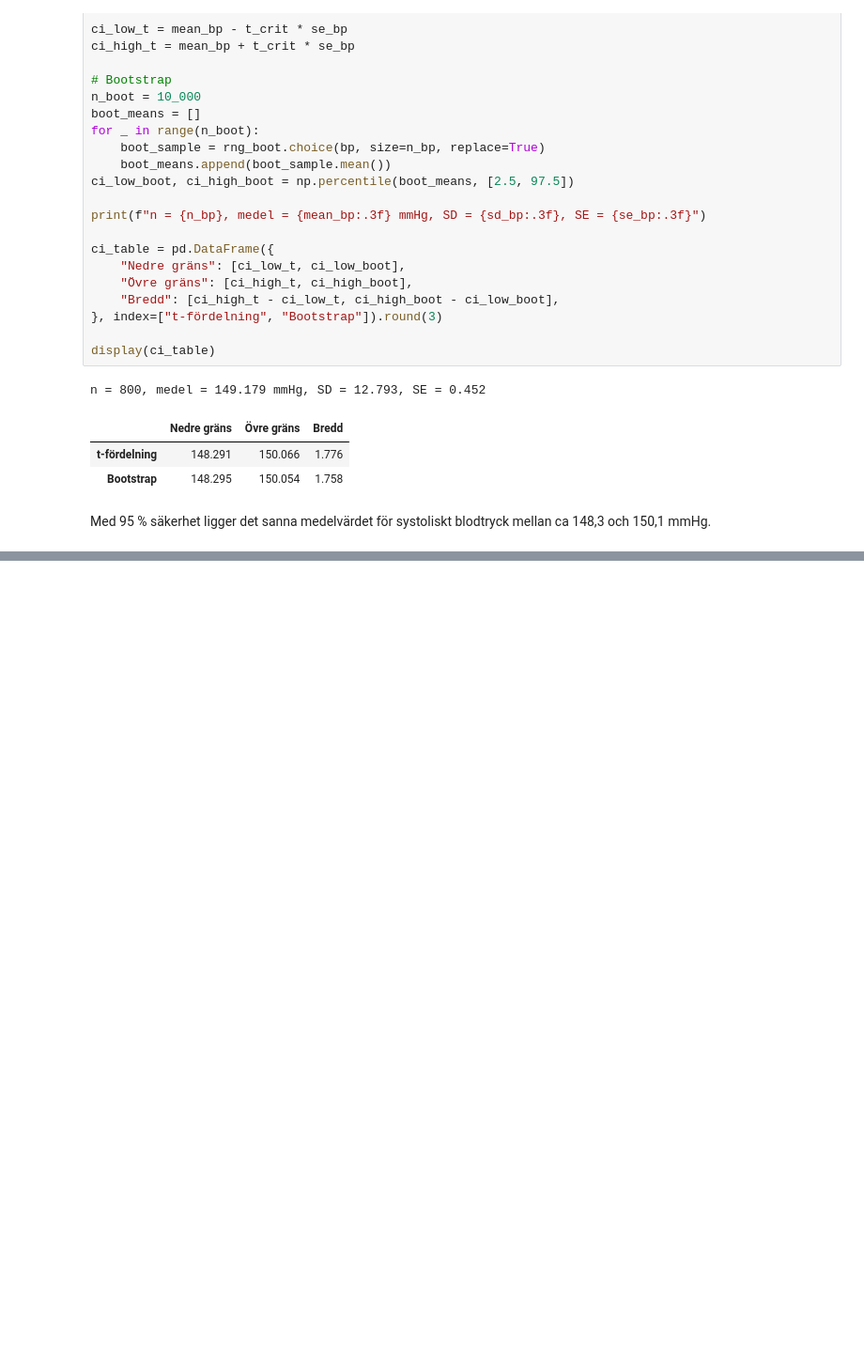
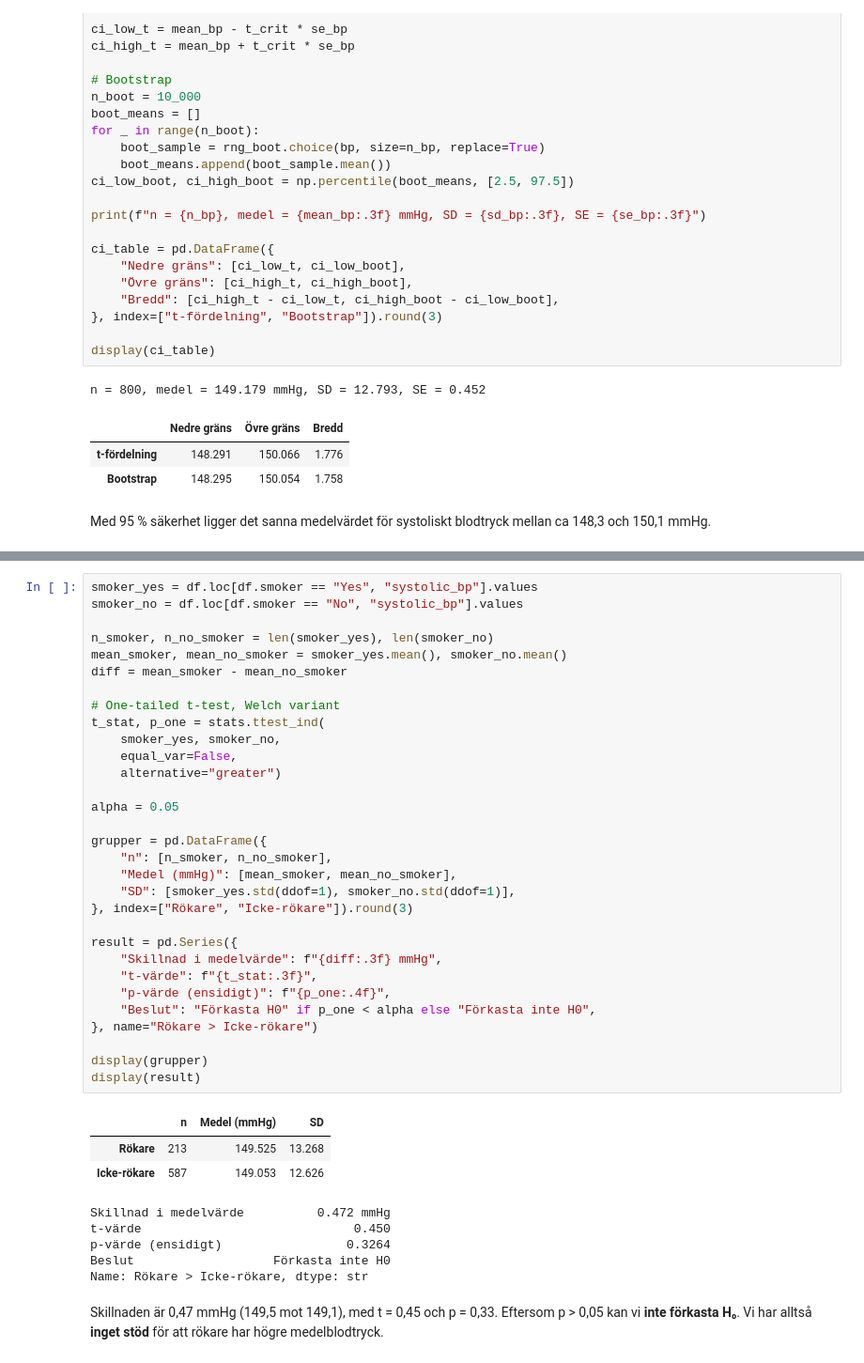
Before and after one commit to Jujbraga/halsostudie, a Jupyter notebook: report.ipynb, the cells around one changed output, grey strips where cells are left out. Shown at 94% size. Saved outputs shown, nothing was run; the diff lists cells and outputs as text; blank space fills up the shorter version.

Commit message:
add hypothesis test

```diff
--- a/report.ipynb
+++ b/report.ipynb
@@ -209,0 +217,42 @@ Med 95 % säkerhet ligger det sanna medelvärdet för systoliskt blodtryck mella
+# %%
+smoker_yes = df.loc[df.smoker == "Yes", "systolic_bp"].values
+smoker_no = df.loc[df.smoker == "No", "systolic_bp"].values
+
+n_smoker, n_no_smoker = len(smoker_yes), len(smoker_no)
+mean_smoker, mean_no_smoker = smoker_yes.mean(), smoker_no.mean()
+diff = mean_smoker - mean_no_smoker
+
+# One-tailed t-test, Welch variant
+t_stat, p_one = stats.ttest_ind(
+    smoker_yes, smoker_no,
+    equal_var=False,
+    alternative="greater")
+
+alpha = 0.05
+
+grupper = pd.DataFrame({
+    "n": [n_smoker, n_no_smoker],
+    "Medel (mmHg)": [mean_smoker, mean_no_smoker],
+    "SD": [smoker_yes.std(ddof=1), smoker_no.std(ddof=1)],
+}, index=["Rökare", "Icke-rökare"]).round(3)
+
+result = pd.Series({
+    "Skillnad i medelvärde": f"{diff:.3f} mmHg",
+    "t-värde": f"{t_stat:.3f}",
+    "p-värde (ensidigt)": f"{p_one:.4f}",
+    "Beslut": "Förkasta H0" if p_one < alpha else "Förkasta inte H0",
+}, name="Rökare > Icke-rökare")
+
+display(grupper)
+display(result)
+# %% [output]
+|  | n | Medel (mmHg) | SD |
+| Rökare | 213 | 149.525 | 13.268 |
+| Icke-rökare | 587 | 149.053 | 12.626 |
+Skillnad i medelvärde          0.472 mmHg
+t-värde                             0.450
+p-värde (ensidigt)                 0.3264
+Beslut                   Förkasta inte H0
+Name: Rökare > Icke-rökare, dtype: str
+# %% [markdown]
+Skillnaden är 0,47 mmHg (149,5 mot 149,1), med t = 0,45 och p = 0,33. Eftersom p > 0,05 kan vi **inte förkasta H₀**. Vi har alltså **inget stöd** för att rökare har högre medelblodtryck.
```
Also changed, not shown: parts of 1 cell of this notebook.
